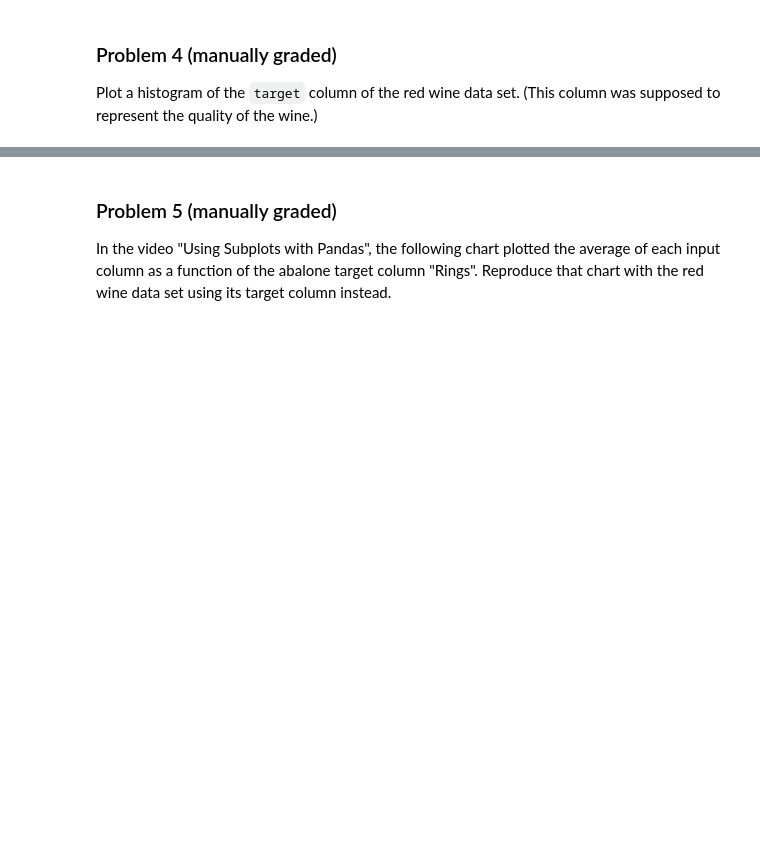
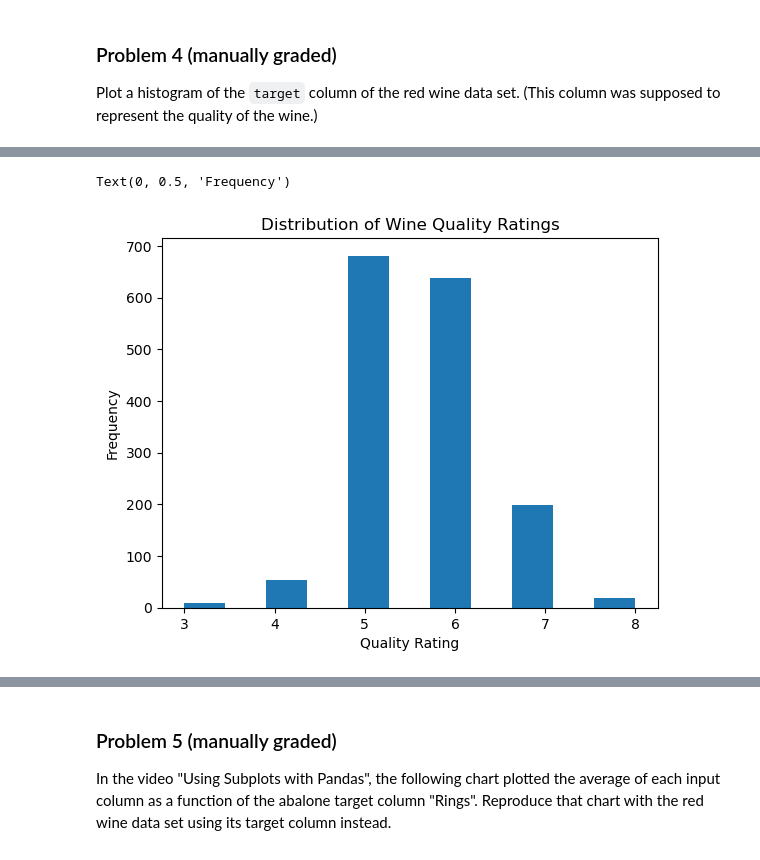
Before and after one commit to veniola/dx602-homework-10, a Jupyter notebook: homework.ipynb, the cells around one changed output, grey strips where cells are left out. Cells and saved outputs as stored; diff of their text form; code cells hidden in the pictures; blank space fills up the shorter version.

```diff
--- a/homework.ipynb
+++ b/homework.ipynb
@@ -96,3 +106,16 @@ Ellipsis
+# %%
+# YOUR CHANGES HERE
+
+# plot histogram
+plt.hist(red_wine["target"], bins=11)
+
+# set title and labels
+plt.title("Distribution of Wine Quality Ratings")
+plt.xlabel("Quality Rating")
+plt.ylabel("Frequency")
+# %% [output]
+Text(0, 0.5, 'Frequency')
+[figure, added]
 # %% [markdown]
 <div style="page-break-after: always;"></div>
 # %% [markdown]
```
Also changed, not shown: parts of 34 cells of this notebook, 1 other file.
